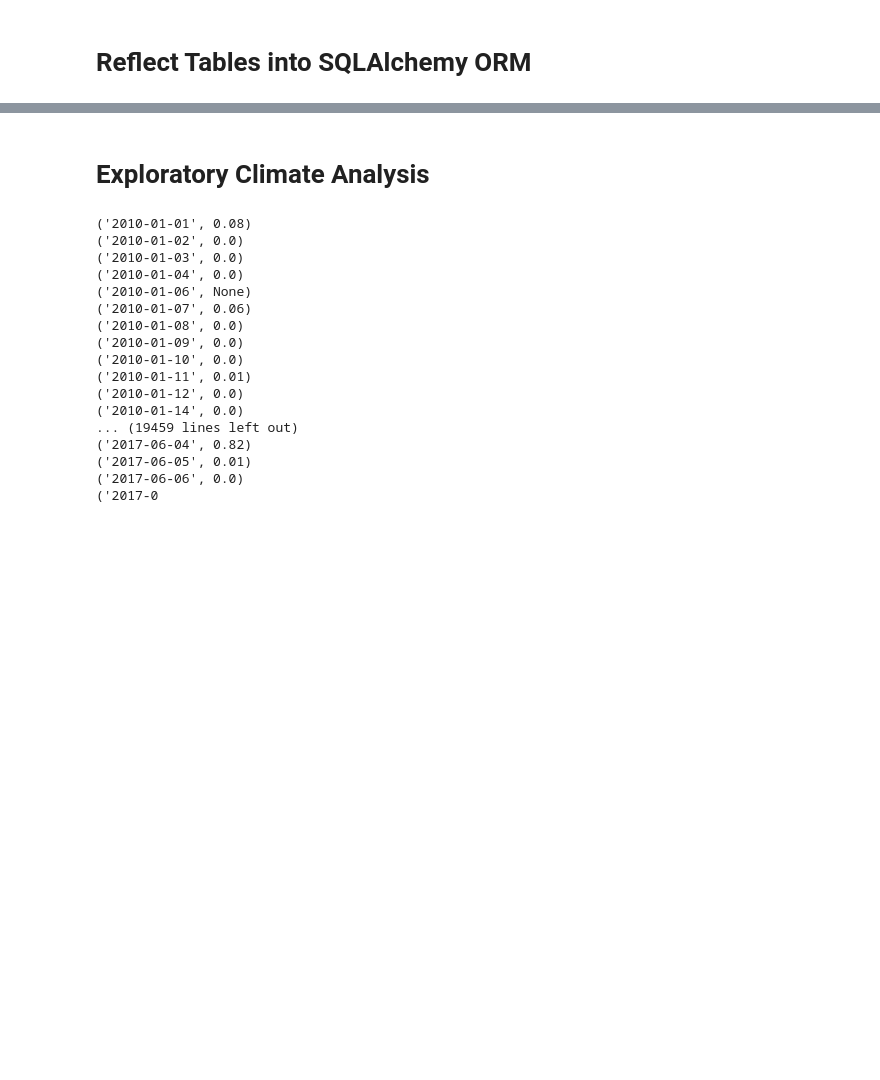
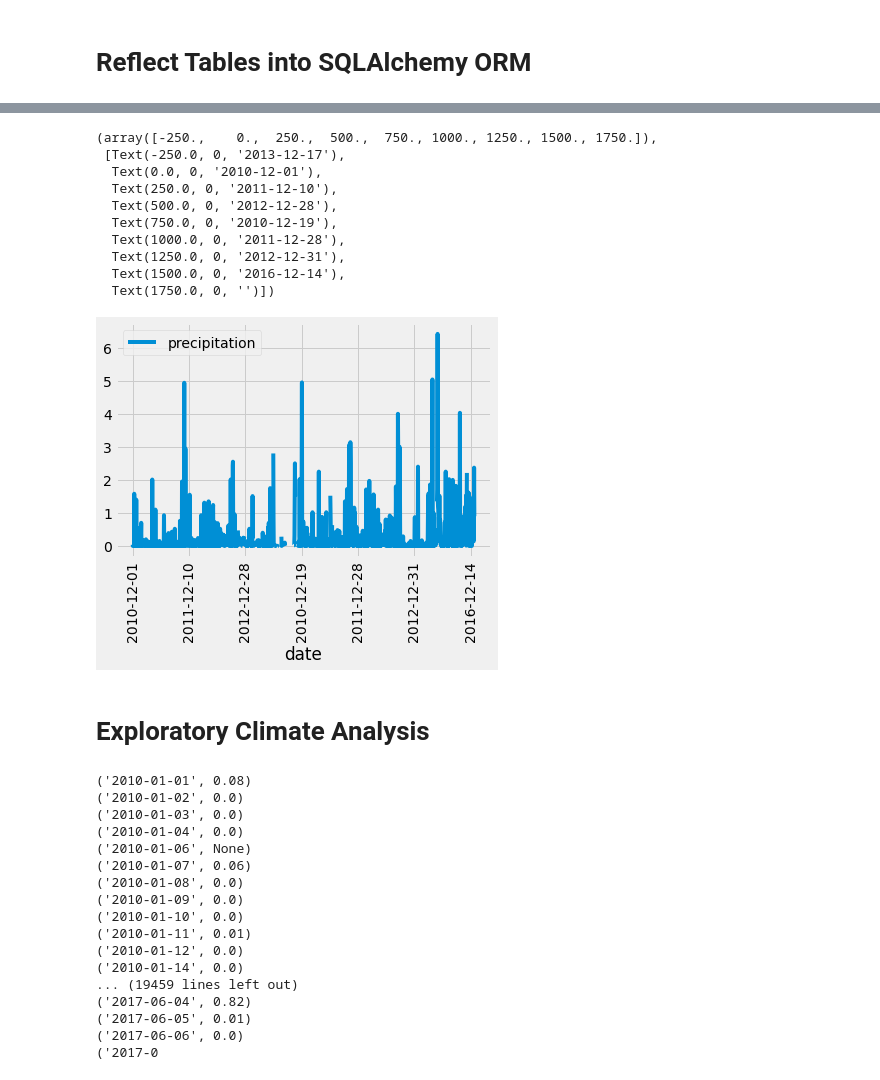
Before and after one commit to akankshalamba1/surfs_up, a Jupyter notebook: climate_analysis.ipynb, the cells around one changed output, grey strips where cells are left out. Cells and saved outputs as stored; diff of their text form; code cells hidden in the pictures; blank space fills up the shorter version.

```diff
--- a/climate_analysis (1).ipynb
+++ b/climate_analysis.ipynb
@@ -36,0 +83,10 @@ session = Session(engine)
+# %%
+# 1. Write a query that filters the Measurement table to retrieve the precipitation data for the month of December.
+session.query()
+dec = session.query(Measurement.date, Measurement.prcp).\
+filter(extract('month',Measurement.date) ==12).all()
+# %%
+dec_precipitation = list((dec))
+# %%
+dec_prcp_df = pd.DataFrame(dec_precipitation, columns=['date','precipitation'])
+dec_prcp_df.set_index(dec_prcp_df['date'], inplace=True)
@@ -37,3 +110,18 @@ session = Session(engine)
+# %%
+dec_prcp_df.plot()
+plt.xticks(rotation= 90)
+# %% [output]
+(array([-250.,    0.,  250.,  500.,  750., 1000., 1250., 1500., 1750.]),
+ [Text(-250.0, 0, '2013-12-17'),
+  Text(0.0, 0, '2010-12-01'),
+  Text(250.0, 0, '2011-12-10'),
+  Text(500.0, 0, '2012-12-28'),
+  Text(750.0, 0, '2010-12-19'),
+  Text(1000.0, 0, '2011-12-28'),
+  Text(1250.0, 0, '2012-12-31'),
+  Text(1500.0, 0, '2016-12-14'),
+  Text(1750.0, 0, '')])
+[figure, added]
 # %% [markdown]
 # Exploratory Climate Analysis
 # %%
```
Also changed, not shown: parts of 6 cells of this notebook, 13 other files.
